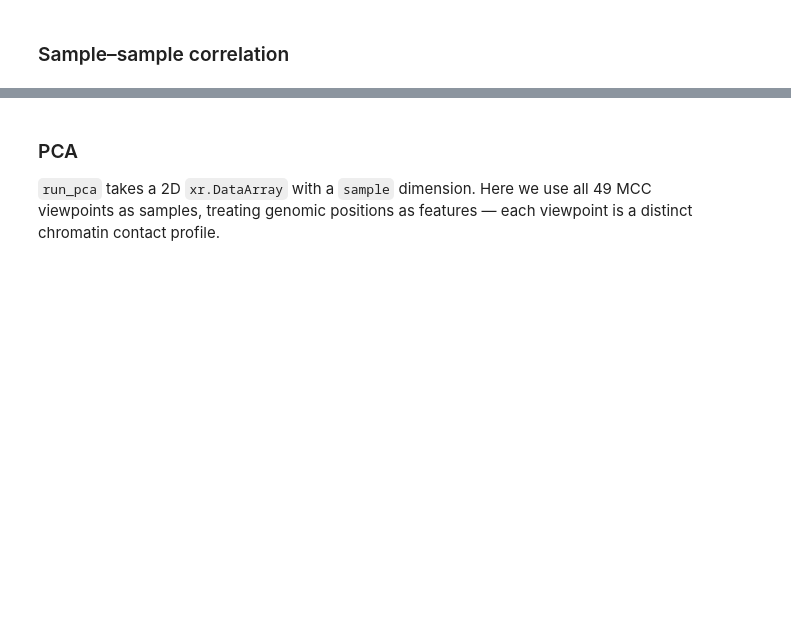
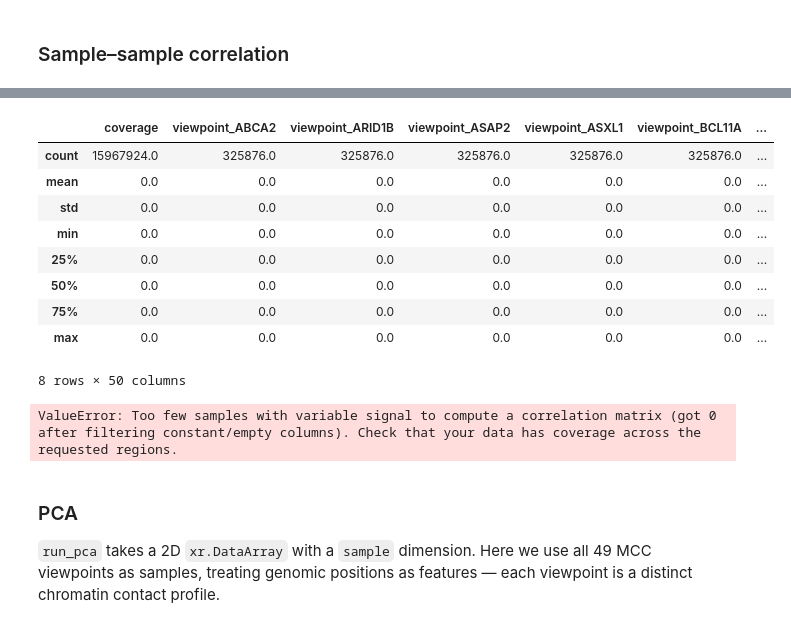
Before and after one commit to Milne-Group/QuantNado, a Jupyter notebook: profiling.ipynb, the cells around one changed output, grey strips where cells are left out. Saved outputs shown, nothing was run; the diff lists cells and outputs as text; code cells hidden in the pictures; blank space fills up the shorter version.

```diff
--- a/profiling.ipynb
+++ b/profiling.ipynb
@@ -294,2 +476,6 @@ heatmap(signal_df, log_transform=True, title="ATAC signal — 100 kb windows (ch
 # %% [markdown]
 ### Sample–sample correlation
+# %%
+region = qn.sel_gene("GNAQ", assay="MCC", padding=5_000)
+region_df = region.to_dataframe()
+region_df.head()
@@ -296,8 +491,23 @@ heatmap(signal_df, log_transform=True, title="ATAC signal — 100 kb windows (ch
+# %%
+region_df.describe()
+# %% [output]
+|  | coverage | viewpoint_ABCA2 | viewpoint_ARID1B | viewpoint_ASAP2 | viewpoint_ASXL1 | viewpoint_BCL11A | ... |
+| count | 15967924.0 | 325876.0 | 325876.0 | 325876.0 | 325876.0 | 325876.0 | ... |
+| mean | 0.0 | 0.0 | 0.0 | 0.0 | 0.0 | 0.0 | ... |
+| std | 0.0 | 0.0 | 0.0 | 0.0 | 0.0 | 0.0 | ... |
+| min | 0.0 | 0.0 | 0.0 | 0.0 | 0.0 | 0.0 | ... |
+| 25% | 0.0 | 0.0 | 0.0 | 0.0 | 0.0 | 0.0 | ... |
+| 50% | 0.0 | 0.0 | 0.0 | 0.0 | 0.0 | 0.0 | ... |
+| 75% | 0.0 | 0.0 | 0.0 | 0.0 | 0.0 | 0.0 | ... |
+| max | 0.0 | 0.0 | 0.0 | 0.0 | 0.0 | 0.0 | ... |
+8 rows × 50 columns
 # %%
 from quantnado.analysis.plot import correlate
 
-corr_df, g = correlate(signal_df, log_transform=True, title="ATAC sample correlation")
+corr_df, g = correlate(region["coverage"], log_transform=True, title="GNAQ region correlation")
 corr_df
+# %% [output]
+ValueError: Too few samples with variable signal to compute a correlation matrix (got 0 after filtering constant/empty columns). Check that your data has coverage across the requested regions.
 # %% [markdown]
 ### PCA
 
```
Also changed, not shown: parts of 24 cells of this notebook, 9 other files.
